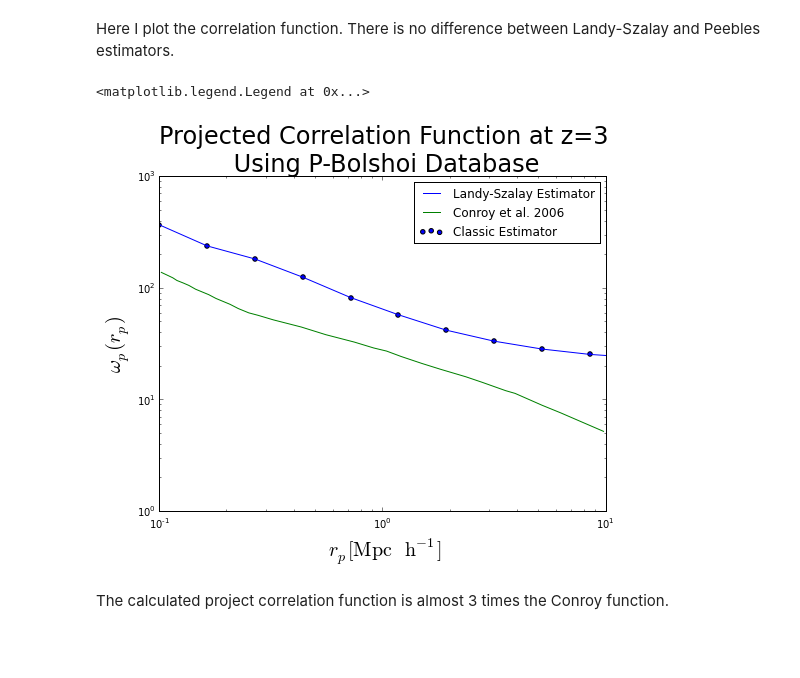
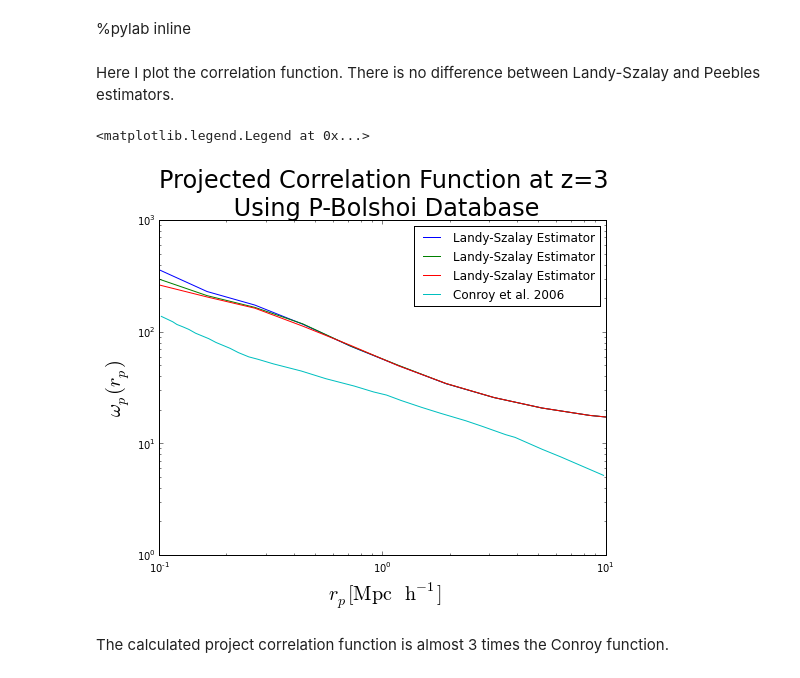
Before and after one commit to flgomezc/correlationz3, a Jupyter notebook: programs/09 reading results.ipynb, the cells around one changed output. Drawn from its saved outputs; the diff is of its cells as text; code cells hidden in the pictures; blank space fills up the shorter version.

```diff
--- a/programs/09 reading results.ipynb
+++ b/programs/09 reading results.ipynb
@@ -5,14 +1,16 @@ Populating the interactive namespace from numpy and matplotlib
+# %% [markdown]
+%pylab inline
 # %%
 Conroy = np.genfromtxt("../data/Conroy2006/correlationz3.dat");
 DIST = np.logspace(-1,2,15)
 
-DD = np.genfromtxt("../results/DD.dat", delimiter=',')
-DR = np.genfromtxt("../results/DR.dat", delimiter=',')
-RR = np.genfromtxt("../results/RR.dat", delimiter=',')
+DD = np.genfromtxt("../results02/DD.dat", delimiter=',')
+DR = np.genfromtxt("../results02/DR.dat", delimiter=',')
+RR = np.genfromtxt("../results02/RR.dat", delimiter=',')
 
 
 PCorrFunc = np.zeros(15)
-CorrFunc = ( DD -DR + RR)/ (RR)     ## Landy-Szalay
+CorrFunc = ( DD -2*DR + RR)/ (RR)     ## Landy-Szalay
 
 for m in range(15):                 ## Integration over R_parallel
     PCorrFunc[m] = sum(CorrFunc[m])
@@ -21,30 +19,55 @@ PCorrFunc2 = np.zeros(15)
 CorrFunc1 = DD/ RR -1               ## Classic
 for m in range(15):                 ## Integration over R_parallel
     PCorrFunc2[m] = sum(CorrFunc[m])
+
+PCorrFunc01 = PCorrFunc
+
+
+
+DR = np.genfromtxt("../results02/DR02.dat", delimiter=',')
+RR = np.genfromtxt("../results02/RR02.dat", delimiter=',')
+
+PCorrFunc = np.zeros(15)
+CorrFunc = ( DD -2*DR + RR)/ (RR)     ## Landy-Szalay
+
+for m in range(15):                 ## Integration over R_parallel
+    PCorrFunc[m] = sum(CorrFunc[m])
+PCorrFunc02 = PCorrFunc
+
+
+DR = np.genfromtxt("../results02/DR03.dat", delimiter=',')
+RR = np.genfromtxt("../results02/RR03.dat", delimiter=',')
+
+
+PCorrFunc = np.zeros(15)
+CorrFunc = ( DD -2*DR + RR)/ (RR)     ## Landy-Szalay
+
+for m in range(15):                 ## Integration over R_parallel
+    PCorrFunc[m] = sum(CorrFunc[m])
+PCorrFunc03 = PCorrFunc
 # %% [markdown]
 Here I plot the correlation function. There is no difference between Landy-Szalay and Peebles estimators.
 # %%
 fig = figure(figsize=[8,6])
 title("Projected Correlation Function at z=3 \n Using P-Bolshoi Database", fontsize=24)
 
-plot(DIST,PCorrFunc, label='Landy-Szalay Estimator')
-#for m in range(15):
-#    plot(DIST,CorrFunc[m])
+plot(DIST,PCorrFunc01, label='Landy-Szalay Estimator')
+plot(DIST,PCorrFunc02, label='Landy-Szalay Estimator')
+plot(DIST,PCorrFunc03, label='Landy-Szalay Estimator')
 
-scatter(DIST,PCorrFunc2, label='Classic Estimator')
 
 plot(Conroy[:,0],Conroy[:,1], label='Conroy et al. 2006')
 
 
 yscale('log'); xscale('log')
 xlabel(r' $r_p [ \mathrm{Mpc\;h}^{-1}]$', fontsize=20)
 ylabel(r'$\omega_p(r_p)$', rotation=90, size=20)
 
 xlim(0.1,10)
 #ylim(1,500)
 legend()
 # %% [output]
 <matplotlib.legend.Legend at 0x...>
-[figure, old version]
+[figure, new version]
 # %% [markdown]
 The calculated project correlation function is almost 3 times the Conroy function.
```
Also changed, not shown: parts of 6 cells of this notebook, 1 other file.
